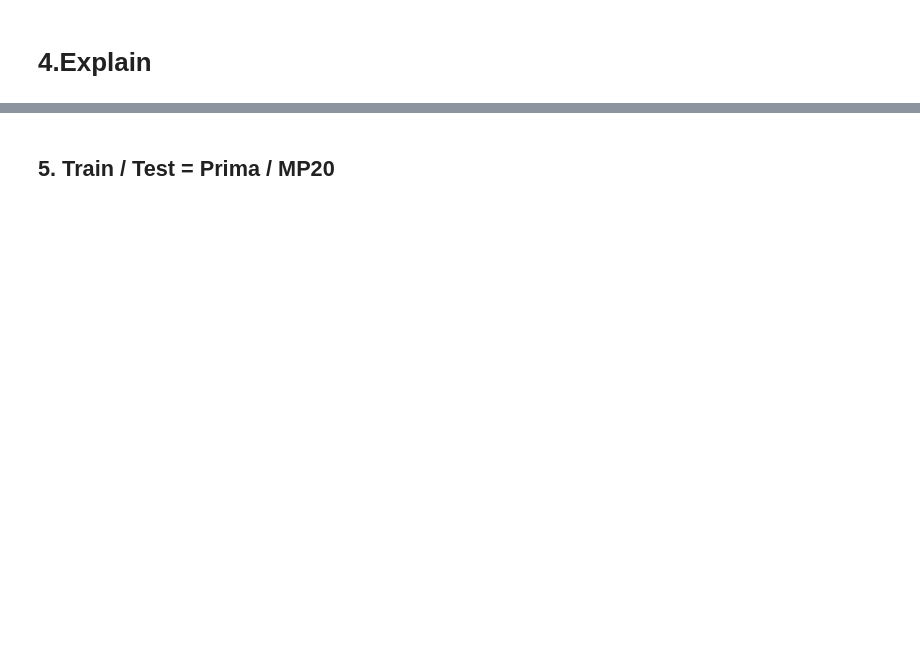
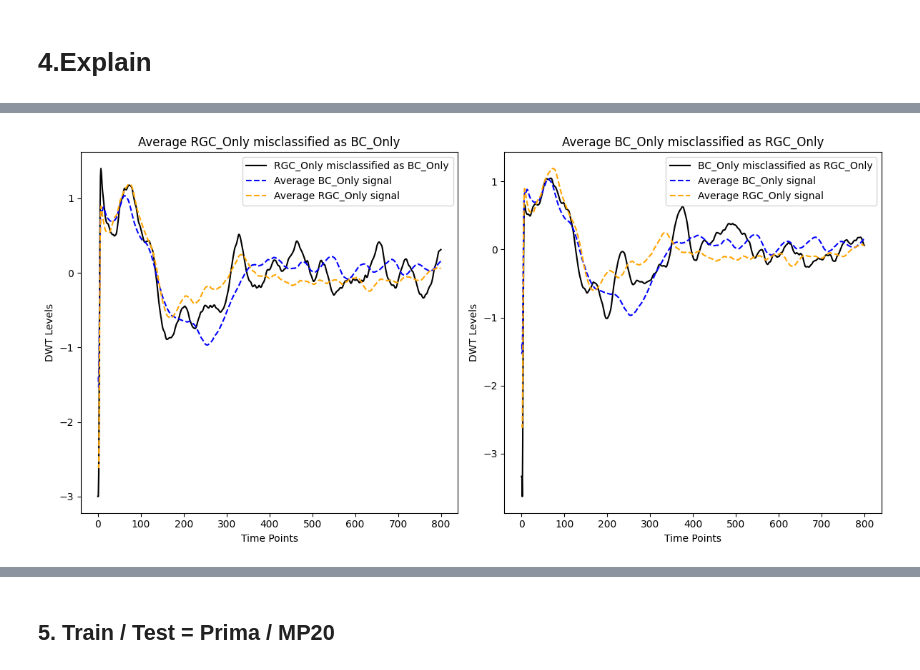
Before and after one commit to lillikiessling/VEP_Classifier, a Jupyter notebook: Multichannel_CNN.ipynb, the cells around one changed output, grey strips where cells are left out. Drawn from its saved outputs; the diff is of its cells as text; code cells hidden in the pictures; blank space fills up the shorter version.

```diff
--- a/Multichannel_CNN.ipynb
+++ b/Multichannel_CNN.ipynb
@@ -509,0 +556,38 @@ SHAP thresholds per class at 98 percentile: [0.00164029 0.00131516 0.00184769]
+# %%
+# -----------------------------
+# Compute average misclassified waveforms
+# -----------------------------
+def compute_avg(samples_list):
+    if len(samples_list) == 0:
+        return None
+
+    # extract only the raw signals
+    signals = [entry["signal"] for entry in samples_list]
+    return np.mean(np.stack(signals), axis=0)
+
+avg_RGC_as_BC = compute_avg(misclassified["RGC_Only"]["as_BC"])
+avg_BC_as_RGC = compute_avg(misclassified["BC_Only"]["as_RGC"])
+
+# plot average misclassified waveforms
+plt.figure(figsize=(12, 6))
+plt.subplot(1, 2, 1)
+plt.plot(avg_RGC_as_BC, label="RGC_Only misclassified as BC_Only", color = 'black')
+plt.plot(avg_BC_sig, label="Average BC_Only signal", linestyle='--', color='blue')
+plt.plot(avg_RGC_sig, label="Average RGC_Only signal", linestyle='--', color='orange')
+plt.title("Average RGC_Only misclassified as BC_Only")
+plt.xlabel("Time Points")
+plt.ylabel("DWT Levels")
+plt.legend()
+
+plt.subplot(1, 2, 2)
+plt.plot(avg_BC_as_RGC, label="BC_Only misclassified as RGC_Only", color = 'black')
+plt.plot(avg_BC_sig, label="Average BC_Only signal", linestyle='--', color='blue')
+plt.plot(avg_RGC_sig, label="Average RGC_Only signal", linestyle='--', color='orange')
+plt.title("Average BC_Only misclassified as RGC_Only")
+plt.xlabel("Time Points")
+plt.ylabel("DWT Levels")
+plt.legend()
+plt.tight_layout()
+plt.show()
+# %% [output]
+[figure, added]
```
Also changed, not shown: parts of 13 cells of this notebook, 6 other files.
